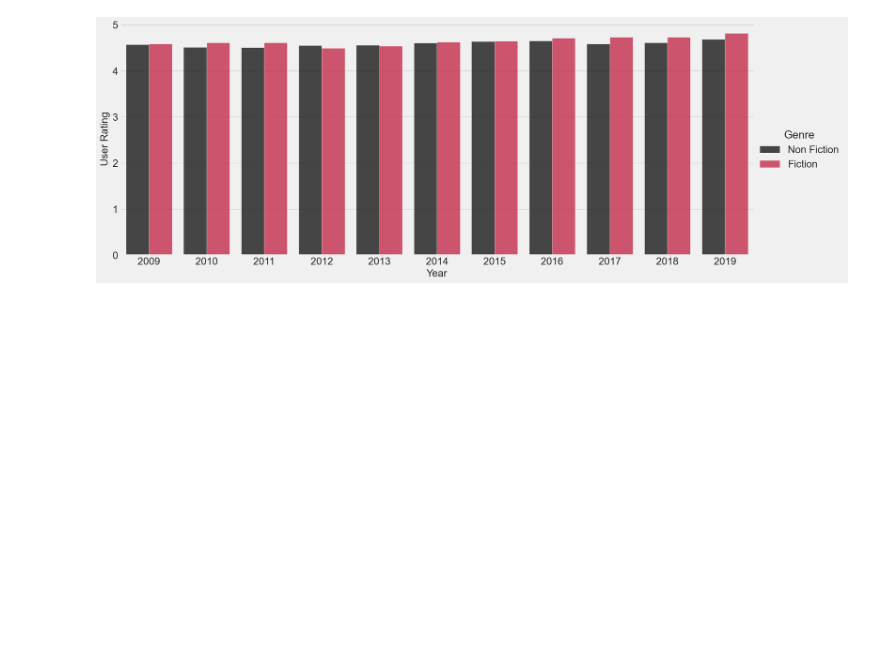
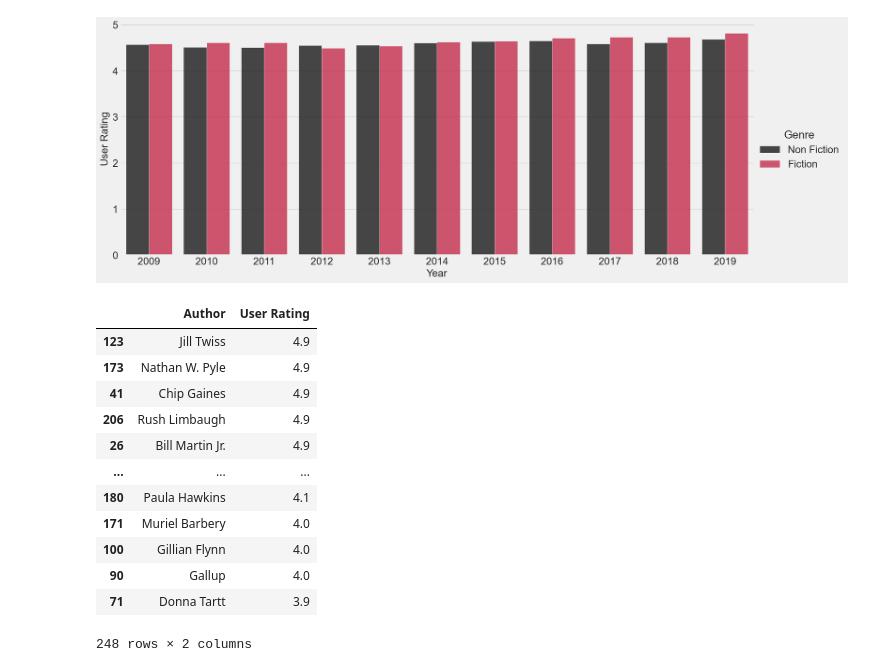
Before and after one commit to esbatiehsan/amazon-bestsellers, a Jupyter notebook: data-cleaning-exploration.ipynb, the cells around one changed output. Drawn from its saved outputs; the diff is of its cells as text; code cells hidden in the pictures; blank space fills up the shorter version.

```diff
--- a/data-cleaning-exploration.ipynb
+++ b/data-cleaning-exploration.ipynb
@@ -77,3 +77,20 @@ sns.catplot(data=amazon_books, x='Year', y='User Rating', hue='Genre',
 plt.show()
 # %% [output]
 [figure]
+# %%
+amazon_books.groupby('Author', as_index=False)[['User Rating']].mean()\
+    .sort_values('User Rating', ascending=False)
+# %% [output]
+|  | Author | User Rating |
+| 123 | Jill Twiss | 4.9 |
+| 173 | Nathan W. Pyle | 4.9 |
+| 41 | Chip Gaines | 4.9 |
+| 206 | Rush Limbaugh | 4.9 |
+| 26 | Bill Martin Jr. | 4.9 |
+| ... | ... | ... |
+| 180 | Paula Hawkins | 4.1 |
+| 171 | Muriel Barbery | 4.0 |
+| 100 | Gillian Flynn | 4.0 |
+| 90 | Gallup | 4.0 |
+| 71 | Donna Tartt | 3.9 |
+248 rows × 2 columns
```
Also changed, not shown: parts of 1 cell of this notebook.
